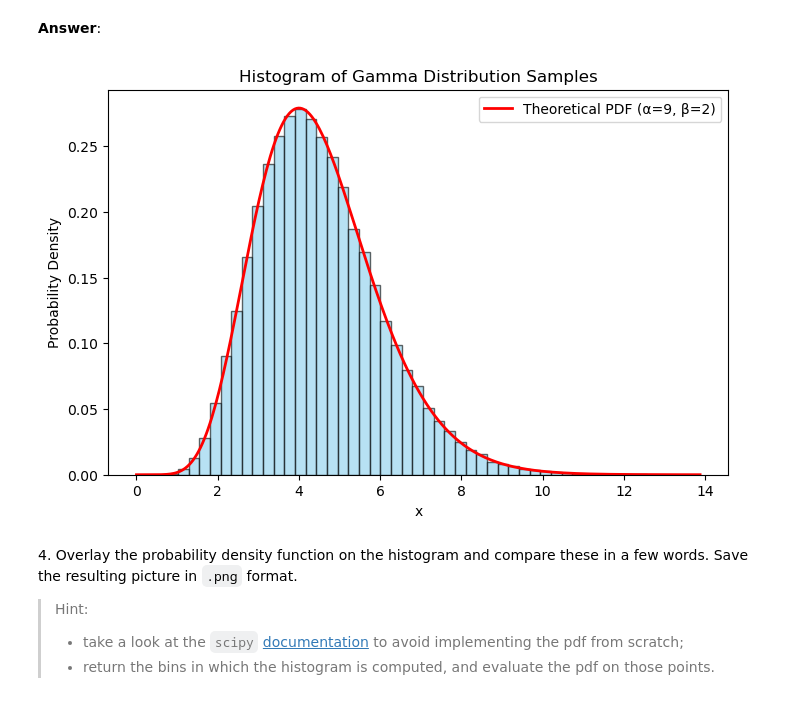
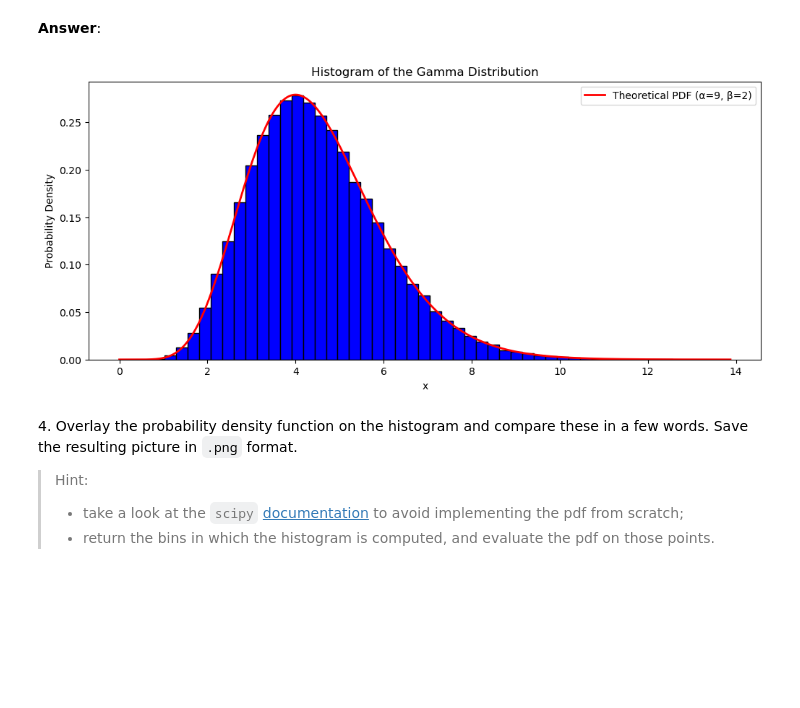
Before and after one commit to antoineamiel/python_sdia, a Jupyter notebook: Labs/Lab2/lab2.ipynb, the cells around one changed output. Drawn from its saved outputs; the diff is of its cells as text; code cells hidden in the pictures; blank space fills up the shorter version.

```diff
--- a/Labs/Lab2/lab2.ipynb
+++ b/Labs/Lab2/lab2.ipynb
@@ -94,44 +95,32 @@ np.save("samples.npy", samples)
 # %% [markdown]
 **Answer**:
 # %%
-import numpy as np
 import matplotlib.pyplot as plt
 import scipy.special as sps  # for the Gamma function
 
-# Parameters
-alpha = 9
-beta = 2
-scale = 1 / beta
-n_samples = int(1e5)
-
-# Reproducible random samples
 rng = np.random.default_rng(42)
 samples = rng.gamma(shape=alpha, scale=scale, size=n_samples)
 
-# --- Histogram (normalized to be a density) ---
-plt.figure(figsize=(8,5))
+plt.figure(figsize=(12,5))
 count, bins, _ = plt.hist(
     samples,
-    bins=50,              # reasonable number of bins
-    density=True,         # ensures histogram integrates to 1 (like a pdf)
-    alpha=0.6,
-    color="skyblue",
+    bins=50,
+    density=True,
+    color="blue",
     edgecolor="black"
 )
 
-# --- Theoretical PDF for comparison ---
 x = np.linspace(0, bins.max(), 300)
 pdf = (beta**alpha / sps.gamma(alpha)) * (x**(alpha-1)) * np.exp(-beta*x)
 plt.plot(x, pdf, "r-", lw=2, label=f"Theoretical PDF (α={alpha}, β={beta})")
 
-# --- Labels & title ---
-plt.title("Histogram of Gamma Distribution Samples")
+plt.title("Histogram of the Gamma Distribution")
 plt.xlabel("x")
 plt.ylabel("Probability Density")
 plt.legend()
 plt.show()
 # %% [output]
-[figure, old version]
+[figure, new version]
 # %% [markdown]
 4\. Overlay the probability density function on the histogram and compare these in a few words. Save the resulting picture in `.png` format.
 > Hint:
```
Also changed, not shown: parts of 11 cells of this notebook, 3 other files.
